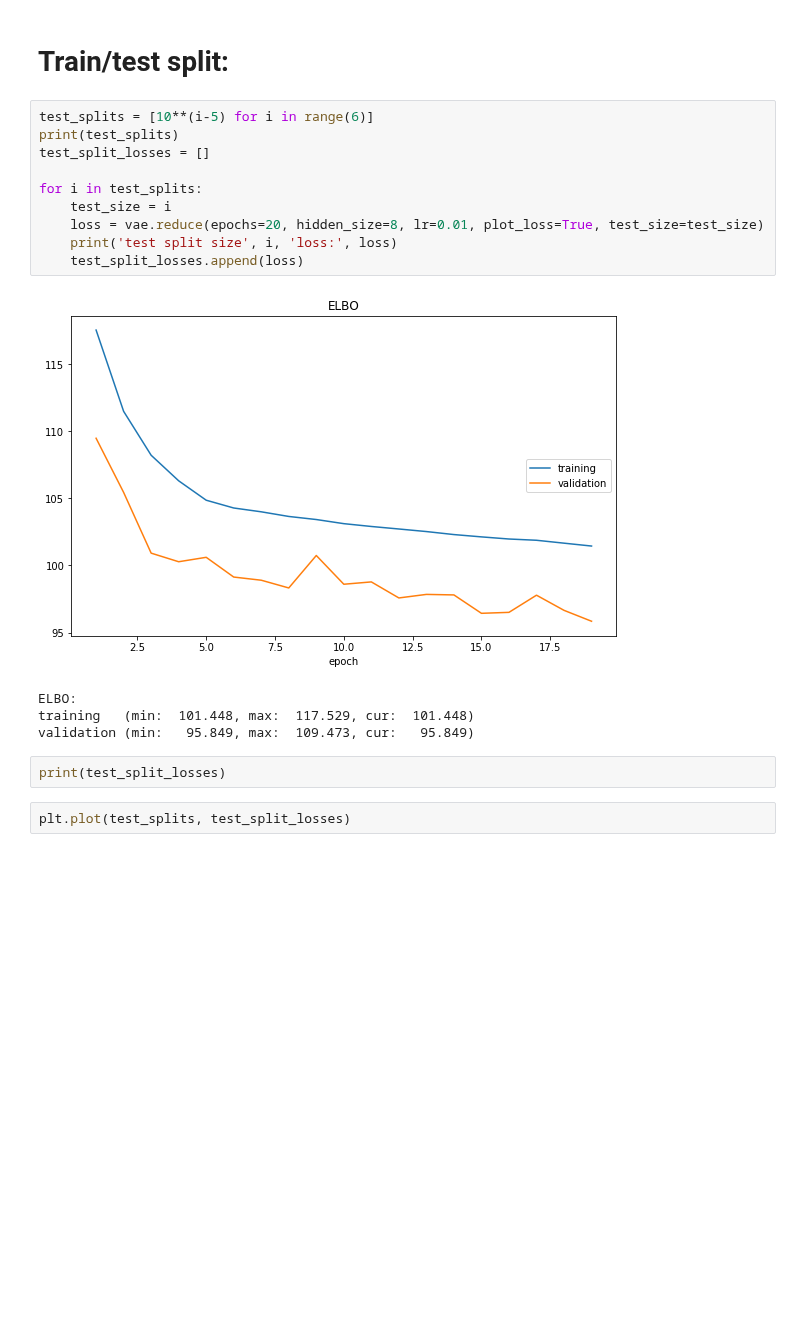
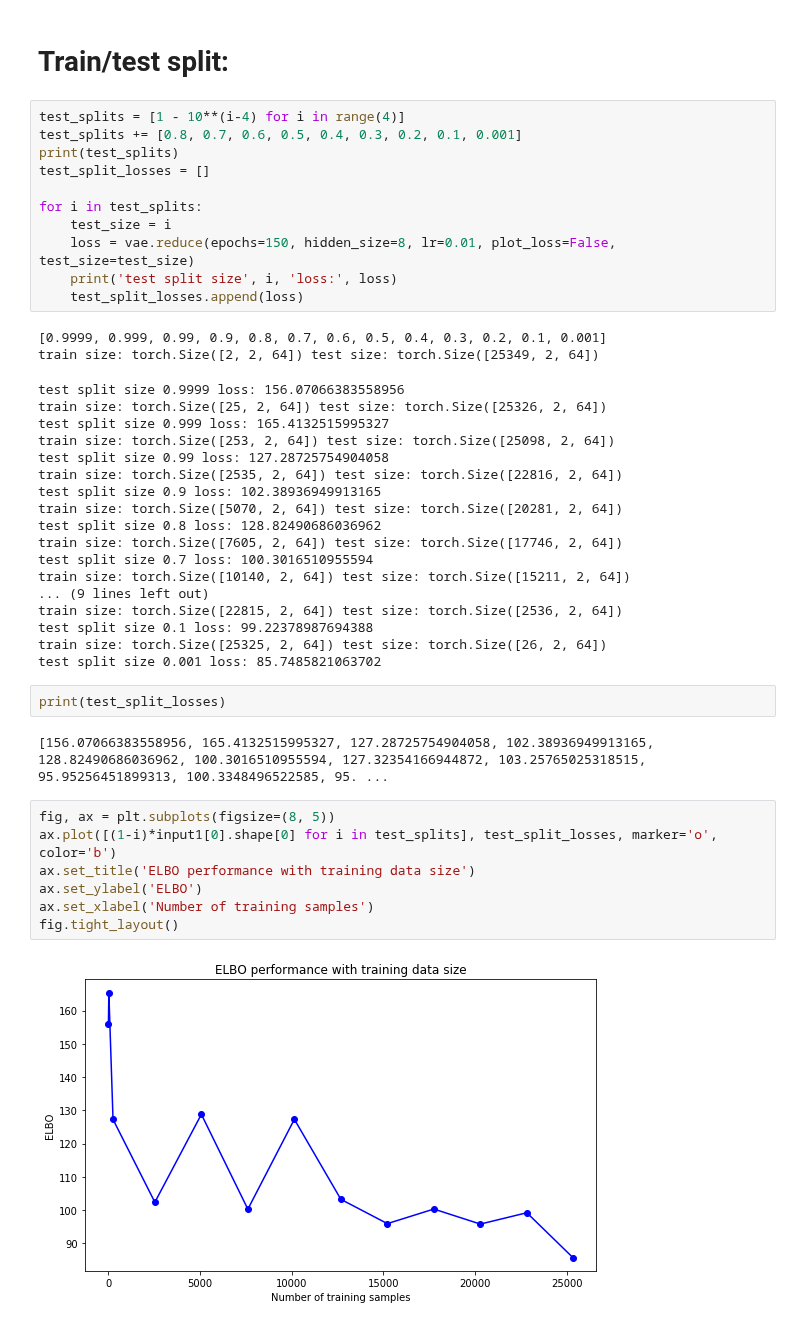
Before and after one commit to msc-acse/acse-9-independent-research-project-coush001, a Jupyter notebook: Optimise train split.ipynb, the cells around one changed output. Cells and saved outputs as stored; diff of their text form; blank space fills up the shorter version.

```diff
--- a/Optimise train split.ipynb
+++ b/Optimise train split.ipynb
@@ -219,21 +220,46 @@ ModelAgent initialised
 # %% [markdown]
 # Train/test split:
 # %%
-test_splits = [10**(i-5) for i in range(6)]
+test_splits = [1 - 10**(i-4) for i in range(4)]
+test_splits += [0.8, 0.7, 0.6, 0.5, 0.4, 0.3, 0.2, 0.1, 0.001]
 print(test_splits)
 test_split_losses = []
 
 for i in test_splits:
     test_size = i
-    loss = vae.reduce(epochs=20, hidden_size=8, lr=0.01, plot_loss=True, test_size=test_size)
+    loss = vae.reduce(epochs=150, hidden_size=8, lr=0.01, plot_loss=False, test_size=test_size)
     print('test split size', i, 'loss:', loss)
     test_split_losses.append(loss)
 # %% [output]
-[figure, removed]
-ELBO:
-training   (min:  101.448, max:  117.529, cur:  101.448)
-validation (min:   95.849, max:  109.473, cur:   95.849)
+[0.9999, 0.999, 0.99, 0.9, 0.8, 0.7, 0.6, 0.5, 0.4, 0.3, 0.2, 0.1, 0.001]
+train size: torch.Size([2, 2, 64]) test size: torch.Size([25349, 2, 64])
+test split size 0.9999 loss: 156.07066383558956
+train size: torch.Size([25, 2, 64]) test size: torch.Size([25326, 2, 64])
+test split size 0.999 loss: 165.4132515995327
+train size: torch.Size([253, 2, 64]) test size: torch.Size([25098, 2, 64])
+test split size 0.99 loss: 127.28725754904058
+train size: torch.Size([2535, 2, 64]) test size: torch.Size([22816, 2, 64])
+test split size 0.9 loss: 102.38936949913165
+train size: torch.Size([5070, 2, 64]) test size: torch.Size([20281, 2, 64])
+test split size 0.8 loss: 128.82490686036962
+train size: torch.Size([7605, 2, 64]) test size: torch.Size([17746, 2, 64])
+test split size 0.7 loss: 100.3016510955594
+train size: torch.Size([10140, 2, 64]) test size: torch.Size([15211, 2, 64])
+... (9 lines left out)
+train size: torch.Size([22815, 2, 64]) test size: torch.Size([2536, 2, 64])
+test split size 0.1 loss: 99.22378987694388
+train size: torch.Size([25325, 2, 64]) test size: torch.Size([26, 2, 64])
+test split size 0.001 loss: 85.7485821063702
 # %%
 print(test_split_losses)
+# %% [output]
+[156.07066383558956, 165.4132515995327, 127.28725754904058, 102.38936949913165, 128.82490686036962, 100.3016510955594, 127.32354166944872, 103.25765025318515, 95.95256451899313, 100.3348496522585, 95. ...
-# %%
-plt.plot(test_splits, test_split_losses)
+# %%
+fig, ax = plt.subplots(figsize=(8, 5))
+ax.plot([(1-i)*input1[0].shape[0] for i in test_splits], test_split_losses, marker='o', color='b')
+ax.set_title('ELBO performance with training data size')
+ax.set_ylabel('ELBO')
+ax.set_xlabel('Number of training samples')
+fig.tight_layout()
+# %% [output]
+[figure, added]
```
Also changed, not shown: parts of 1 cell of this notebook, 2 other files.
